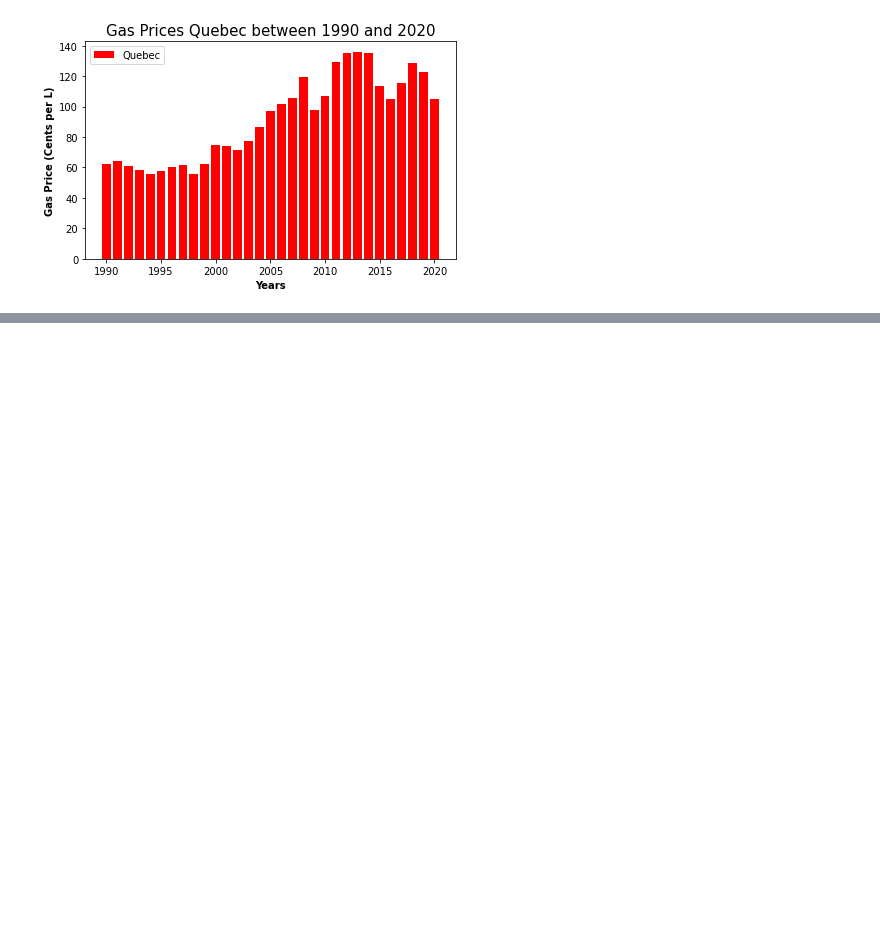
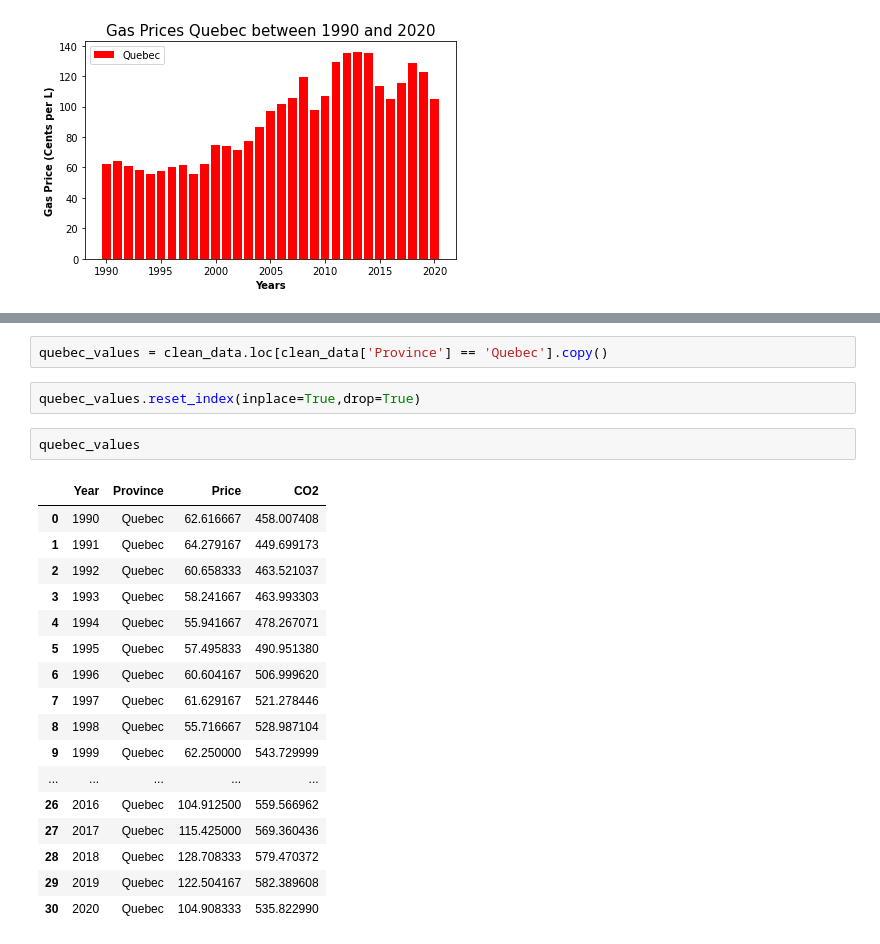
Before and after one commit to SherryKennedy/ETL-CO2_vs_Gas_Prices, a Jupyter notebook: Data_to_Mongo.ipynb, the cells around one changed output, grey strips where cells are left out. Drawn from its saved outputs; the diff is of its cells as text; blank space fills up the shorter version.

```diff
--- a/Data_to_Mongo.ipynb
+++ b/Data_to_Mongo.ipynb
@@ -427,0 +438,24 @@ plt.show()
+# %%
+quebec_values = clean_data.loc[clean_data['Province'] == 'Quebec'].copy()
+# %%
+quebec_values.reset_index(inplace=True,drop=True)
+# %%
+quebec_values
+# %% [output]
+|  | Year | Province | Price | CO2 |
+| 0 | 1990 | Quebec | 62.616667 | 458.007408 |
+| 1 | 1991 | Quebec | 64.279167 | 449.699173 |
+| 2 | 1992 | Quebec | 60.658333 | 463.521037 |
+| 3 | 1993 | Quebec | 58.241667 | 463.993303 |
+| 4 | 1994 | Quebec | 55.941667 | 478.267071 |
+| 5 | 1995 | Quebec | 57.495833 | 490.951380 |
+| 6 | 1996 | Quebec | 60.604167 | 506.999620 |
+| 7 | 1997 | Quebec | 61.629167 | 521.278446 |
+| 8 | 1998 | Quebec | 55.716667 | 528.987104 |
+| 9 | 1999 | Quebec | 62.250000 | 543.729999 |
+| ... | ... | ... | ... | ... |
+| 26 | 2016 | Quebec | 104.912500 | 559.566962 |
+| 27 | 2017 | Quebec | 115.425000 | 569.360436 |
+| 28 | 2018 | Quebec | 128.708333 | 579.470372 |
+| 29 | 2019 | Quebec | 122.504167 | 582.389608 |
+| 30 | 2020 | Quebec | 104.908333 | 535.822990 |
```
Also changed, not shown: parts of 10 cells of this notebook, 1 other file.
